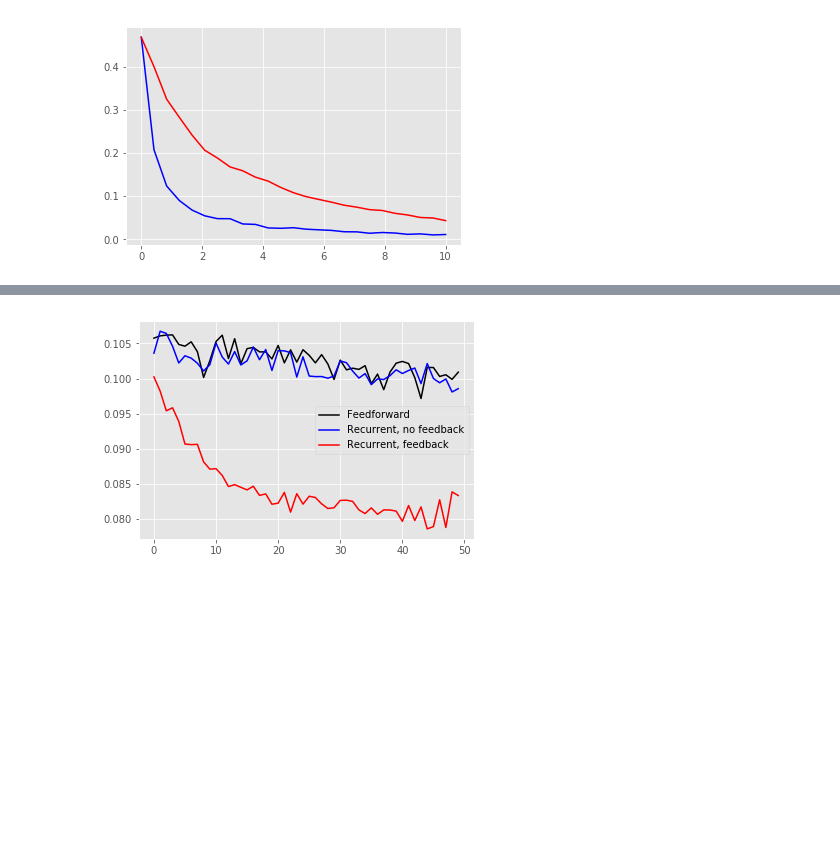
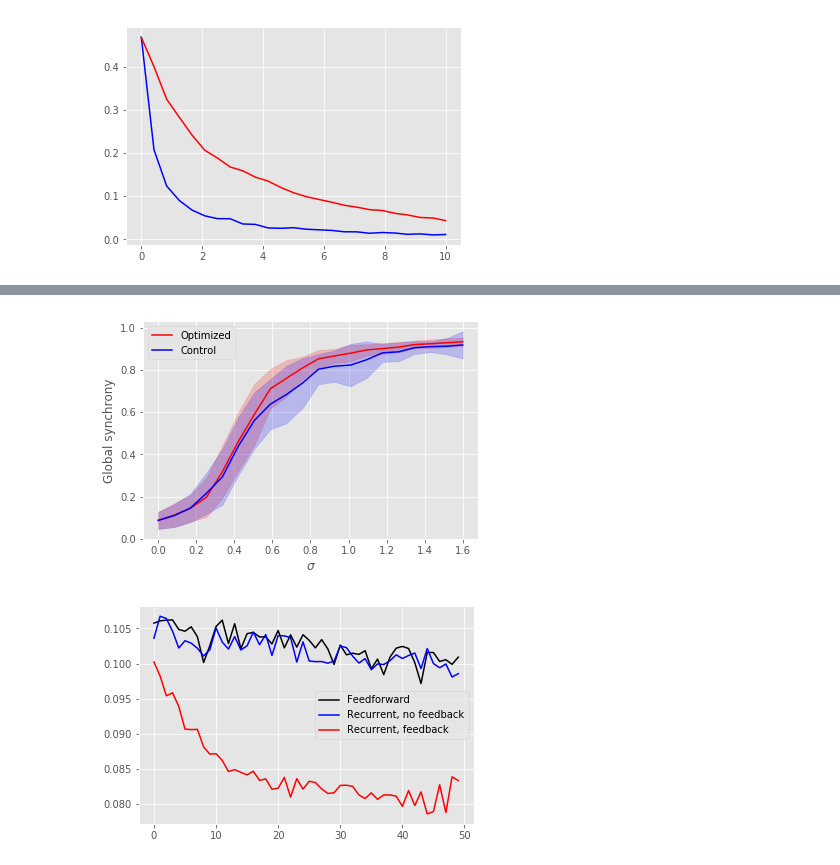
Before and after one commit to serre-lab/synchrony, a Jupyter notebook: notebooks/GraphSynch.ipynb, the cells around one changed output, grey strips where cells are left out. Drawn from its saved outputs; the diff is of its cells as text; code cells hidden in the pictures; blank space fills up the shorter version.

```diff
--- a/notebooks/GraphSynch.ipynb
+++ b/notebooks/GraphSynch.ipynb
@@ -1195,3 +1342,20 @@ ff_cv = cv_star
+# %%
+# Brede 3: Plot synchrony per sigma averaged over omega
+synchrony = 1 - np.array(R)
+synchrony_control = 1 - np.array(R_control)
+plt.plot(sigma, synchrony, color='r')
+plt.fill_between(sigma, synchrony-R_err, synchrony+R_err,
+    alpha=0.2, edgecolor='r', facecolor='r',antialiased=True)
+plt.plot(sigma, 1 - np.array(R_control), color='b')
+plt.fill_between(sigma, synchrony_control-R_control_err, synchrony_control+R_control_err,
+    alpha=0.2, edgecolor='b', facecolor='b',antialiased=True)
+plt.legend(('Optimized', 'Control'))
+plt.xlabel(r'$\sigma$')
+plt.ylabel('Global synchrony')
+plt.show()
+plt.close()
+# %% [output]
+[figure, added]
 # %%
 plt.plot(ff_cv, color='k')
 plt.plot(nof_cv, color='b')
```
Also changed, not shown: parts of 9 cells of this notebook.
